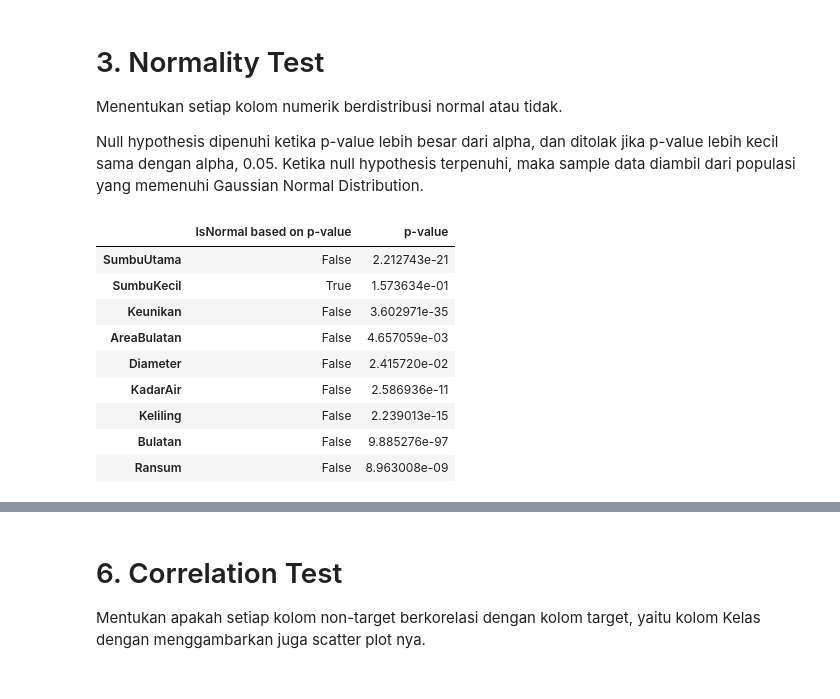
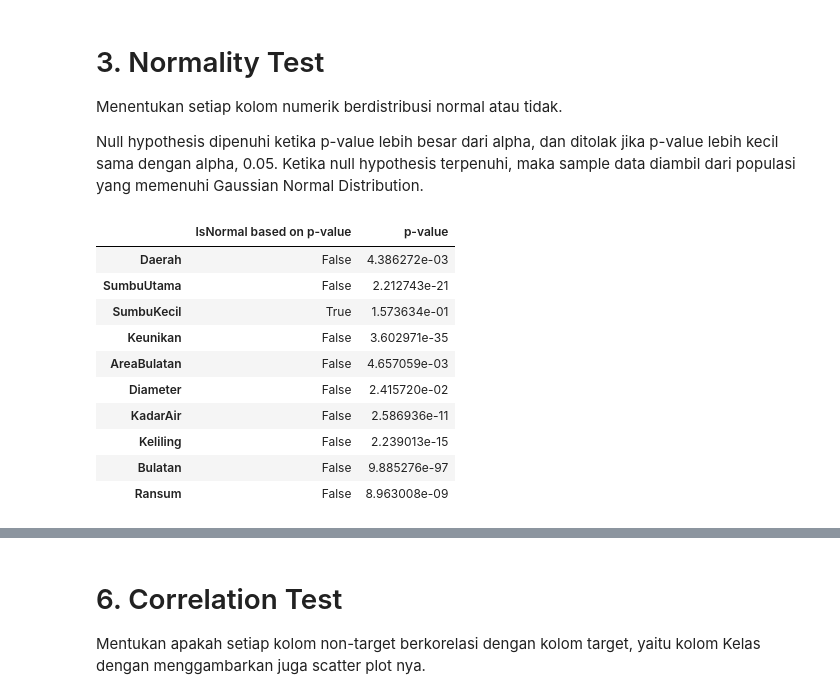
Before and after one commit to alifbhadrika/data-statistical-analysis, a Jupyter notebook: K04-T1-IF2220-13519186.ipynb, the cells around one changed output, grey strips where cells are left out. Cells and saved outputs as stored; diff of their text form; code cells hidden in the pictures.

```diff
--- a/K04-T1-IF2220-13519186.ipynb
+++ b/K04-T1-IF2220-13519186.ipynb
@@ -37,7 +38,7 @@ def createData(colname):
 # %%
 descstats = []
 for i in range (data.columns.size):
-    if i in [0,1,11]:
+    if i in [0,11]:
         continue
     else:
         newdata = createData(data.columns[i])
@@ -141,17 +146,18 @@ def normalityTest(colname):
 # %%
 resnormaltest = []
 for i in range (data.columns.size):
-    if i in [0,1,11]:
+    if i in [0,11]:
         continue
     else:
         isnormal, p = normalityTest(data.columns[i])
         resnormaltest.append((isnormal,p))
 # %%
-resnormaltest = pd.DataFrame(data=resnormaltest, index=['SumbuUtama', 'SumbuKecil', 'Keunikan', 'AreaBulatan', 'Diameter', 'KadarAir', 'Keliling', 'Bulatan', 'Ransum'], columns=['IsNormal based on p-value', 'p-value'])
+resnormaltest = pd.DataFrame(data=resnormaltest, index=['Daerah','SumbuUtama', 'SumbuKecil', 'Keunikan', 'AreaBulatan', 'Diameter', 'KadarAir', 'Keliling', 'Bulatan', 'Ransum'], columns=['IsNormal based on p-value', 'p-value'])
 
 resnormaltest
 # %% [output]
 |  | IsNormal based on p-value | p-value |
+| Daerah | False | 4.386272e-03 |
 | SumbuUtama | False | 2.212743e-21 |
 | SumbuKecil | True | 1.573634e-01 |
 | Keunikan | False | 3.602971e-35 |
```
Also changed, not shown: parts of 10 cells of this notebook.
